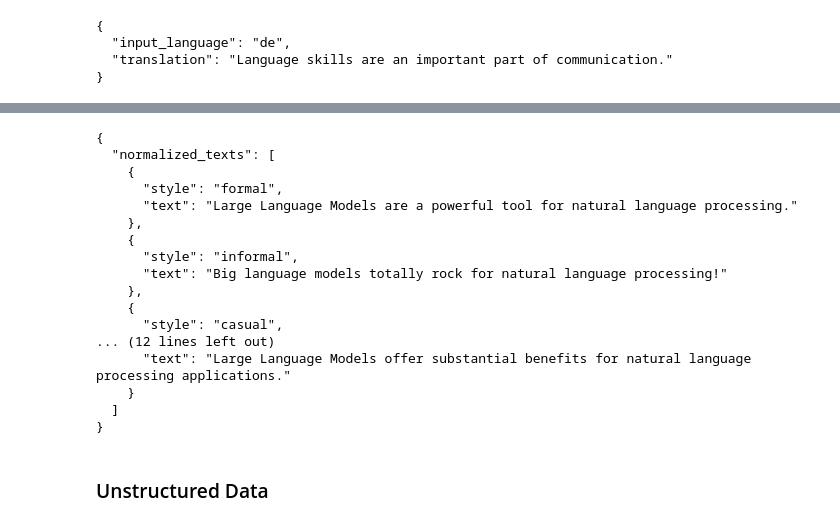
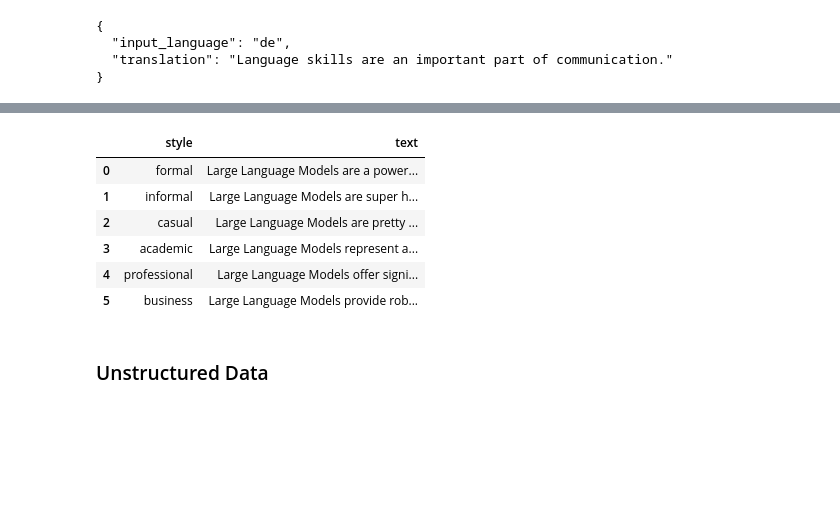
Before and after one commit to intellectronica/llms-beyond-chat, a Jupyter notebook: llms-beyond-chat.ipynb, the cells around one changed output, grey strips where cells are left out. Cells and saved outputs as stored; diff of their text form; code cells hidden in the pictures; blank space fills up the shorter version.

```diff
--- a/llms-beyond-chat.ipynb
+++ b/llms-beyond-chat.ipynb
@@ -32,7 +32,7 @@ from pydantic import BaseModel, Field
 from typing import List
 from enum import Enum
 import json
-from pandas import DataFrame
+import pandas as pd
 import networkx as nx
 import matplotlib.pyplot as plt
 
@@ -49,7 +49,10 @@ def print_result(result: BaseModel):
     print(result.model_dump_json(indent=2))
 
 def json_dataframe(data):
-    return DataFrame([item.dict() for item in data])
+    pd.set_option('display.max_columns', None)
+    pd.set_option('display.expand_frame_repr', False)
+    pd.set_option('display.max_colwidth', None)
+    return pd.DataFrame([item.dict() for item in data])
 
 def llm(response_model: BaseModel = BaseModel, system: str = None, user: str = None):
     messages = []
@@ -122,41 +109,31 @@ print_result(translations)
 # %%
 
 text_styles = ["formal", "informal", "casual", "academic", "professional", "business"]
 
 class NormalizedText(BaseModel):
     style: str = Field(
         ...,
         description=(f"The style of the text normalization.  Options: {json.dumps(text_styles)}"))
     text: str
 
 class NormalizedTexts(BaseModel):
     normalized_texts: List[NormalizedText]
 
 normalizations = llm(
     NormalizedTexts,
     f"Normalize the user-provided text into the following styles: {json.dumps(text_styles)}",
     "Large Language Models are a powerful tool for natural language processing.",
 )
 
-print_result(normalizations)
+json_dataframe(normalizations.normalized_texts)
 # %% [output]
-{
-  "normalized_texts": [
-    {
-      "style": "formal",
-      "text": "Large Language Models are a powerful tool for natural language processing."
-    },
-    {
-      "style": "informal",
-      "text": "Big language models totally rock for natural language processing!"
-    },
-    {
-      "style": "casual",
-... (12 lines left out)
-      "text": "Large Language Models offer substantial benefits for natural language processing applications."
-    }
-  ]
-}
+|  | style | text |
+| 0 | formal | Large Language Models are a power... |
+| 1 | informal | Large Language Models are super h... |
+| 2 | casual | Large Language Models are pretty ... |
+| 3 | academic | Large Language Models represent a... |
+| 4 | professional | Large Language Models offer signi... |
+| 5 | business | Large Language Models provide rob... |
 # %% [markdown]
 ### Unstructured Data
 # %%
```
Also changed, not shown: parts of 2 cells of this notebook.
